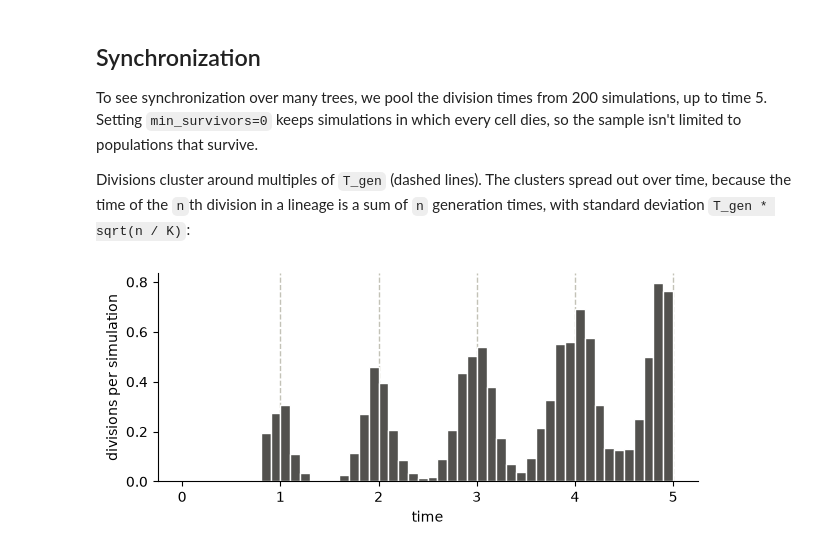
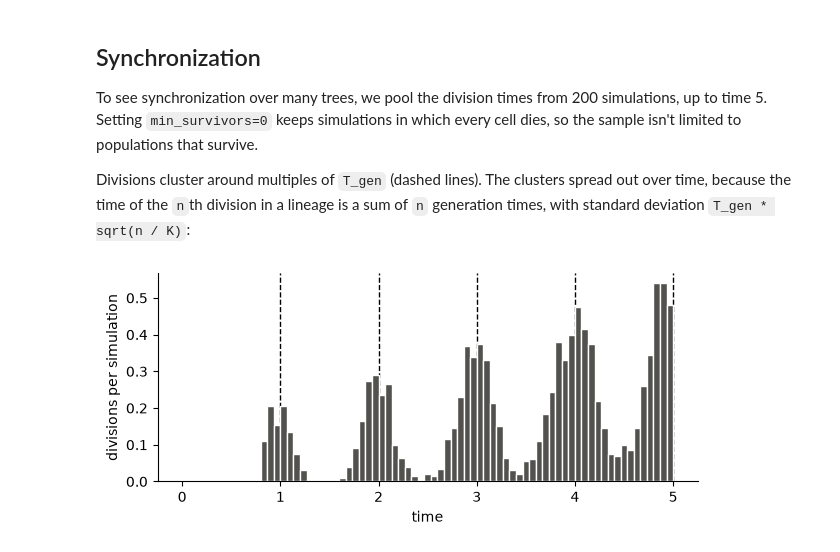
Before and after one commit to dewitt-lab/BDMS, a Jupyter notebook: docs/notebooks/hierarchical_states.ipynb, the cells around one changed output. Drawn from its saved outputs; the diff is of its cells as text; code cells hidden in the pictures.

```diff
--- a/docs/notebooks/hierarchical_states.ipynb
+++ b/docs/notebooks/hierarchical_states.ipynb
@@ -175,33 +162,33 @@ n_simulations = 200
 rng = np.random.default_rng(0)
 division_times = []
 for _ in range(n_simulations):
     tree = bdms.Tree(state=("progenitor", 0))
     tree.evolve(
         t_end,
         birth_process=birth_process,
         death_process=death_process,
         mutation_process=mutation_process,
         mutator=mutator,
         birth_mutation_prob=1.0,
         min_survivors=0,
         seed=rng,
     )
     division_times.extend(node.t for node in tree.traverse() if node.event == "birth")
 
 fig, ax = plt.subplots(figsize=(6, 2.6), layout="constrained")
 ax.hist(
     division_times,
-    bins=np.arange(0, t_end + 1e-9, T_gen / 10),
+    bins=np.arange(0, t_end + 1e-9, T_gen / 15),
     weights=np.full(len(division_times), 1 / n_simulations),
     color="#52514e",
     ec="white",
     lw=1,
 )
 for n in range(1, round(t_end / T_gen) + 1):
-    ax.axvline(n * T_gen, color=reference, lw=1, ls="--", zorder=0)
+    ax.axvline(n * T_gen, color="k", lw=1, ls="--", zorder=0)
 ax.set_xlabel("time")
 ax.set_ylabel("divisions per simulation")
 ax.spines[["top", "right"]].set_visible(False)
 plt.show()
 # %% [output]
-[figure, old version]
+[figure, new version]
```
Also changed, not shown: parts of 1 cell of this notebook.
